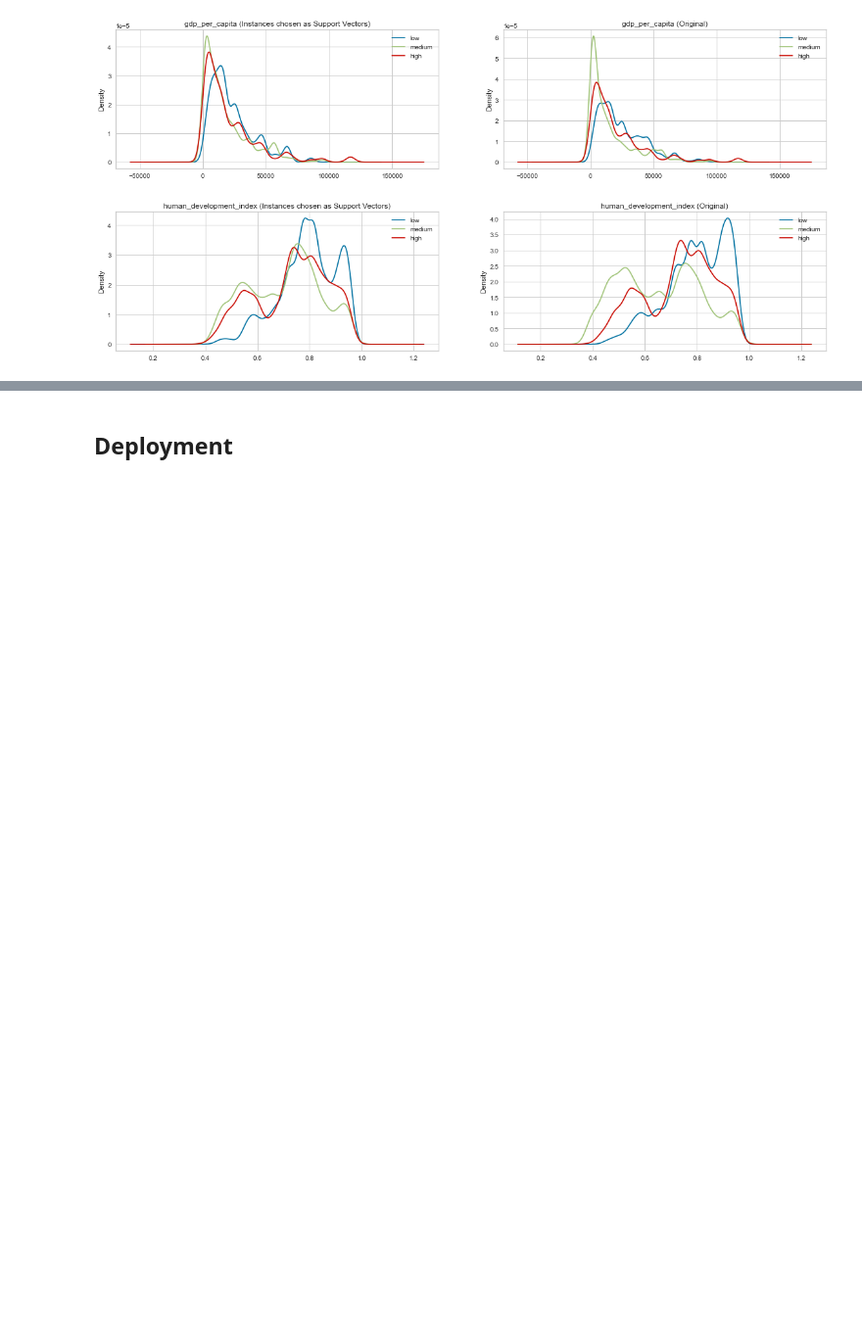
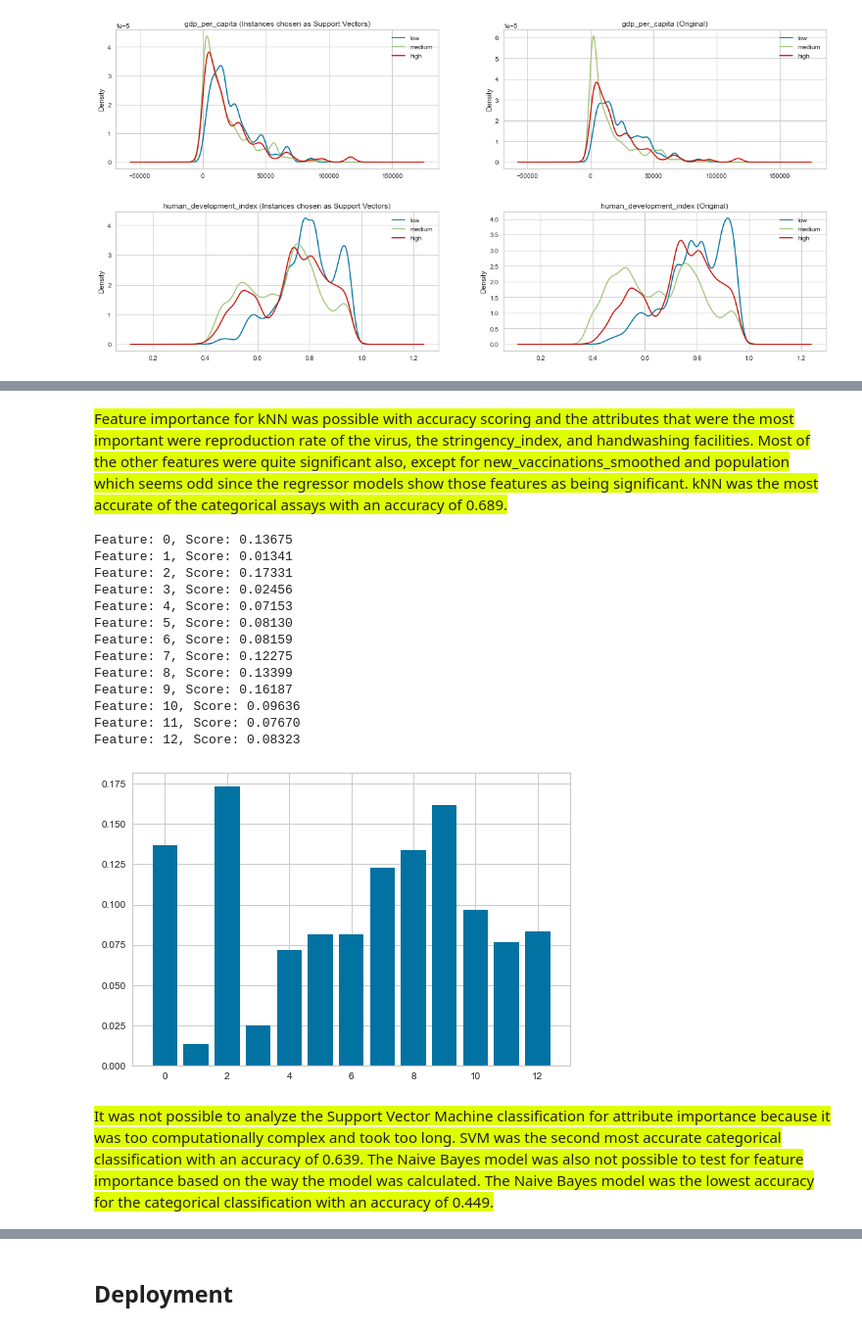
Before and after one commit to zharris1/Project-2, a Jupyter notebook: Project_2_Resubmission_MASTER.ipynb, the cells around one changed output, grey strips where cells are left out. Shown at 98% size. Drawn from its saved outputs; the diff is of its cells as text; code cells hidden in the pictures; blank space fills up the shorter version.

```diff
--- a/Project_2_Resubmission_MASTER.ipynb
+++ b/Project_2_Resubmission_MASTER.ipynb
@@ -1168,0 +1192,34 @@ for v in vars_to_plot:
+# %% [markdown]
+<span style = "background-color: #DFFF00">
+Feature importance for kNN was possible with accuracy scoring and the attributes that were the most important were reproduction rate of the virus, the stringency_index, and handwashing facilities.  Most of the other features were quite significant also, except for new_vaccinations_smoothed and population which seems odd since the regressor models show those features as being significant.  kNN was the most accurate of the categorical assays with an accuracy of 0.689.</span>
+# %%
+# permutation feature importance with knn for classification
+
+knn_results = permutation_importance(knn,X_train_scaled_cat, y_train_cat, scoring='accuracy')
+# get importance
+knn_importance = knn_results.importances_mean
+# summarize feature importance
+for i,v in enumerate(knn_importance):
+	print('Feature: %0d, Score: %.5f' % (i,v))
+# plot feature importance
+plt.bar([x for x in range(len(knn_importance))], knn_importance)
+plt.show()
+# %% [output]
+Feature: 0, Score: 0.13675
+Feature: 1, Score: 0.01341
+Feature: 2, Score: 0.17331
+Feature: 3, Score: 0.02456
+Feature: 4, Score: 0.07153
+Feature: 5, Score: 0.08130
+Feature: 6, Score: 0.08159
+Feature: 7, Score: 0.12275
+Feature: 8, Score: 0.13399
+Feature: 9, Score: 0.16187
+Feature: 10, Score: 0.09636
+Feature: 11, Score: 0.07670
+Feature: 12, Score: 0.08323
+[figure, added]
+# %% [markdown]
+<span style = "background-color: #DFFF00">
+It was not possible to analyze the Support Vector Machine classification for attribute importance because it was too computationally complex and took too long.  SVM was the second most accurate categorical classification with an accuracy of 0.639.
+The Naive Bayes model was also not possible to test for feature importance based on the way the model was calculated.  The Naive Bayes model was the lowest accuracy for the categorical classification with an accuracy of 0.449.</span>
```
Also changed, not shown: parts of 37 cells of this notebook.
